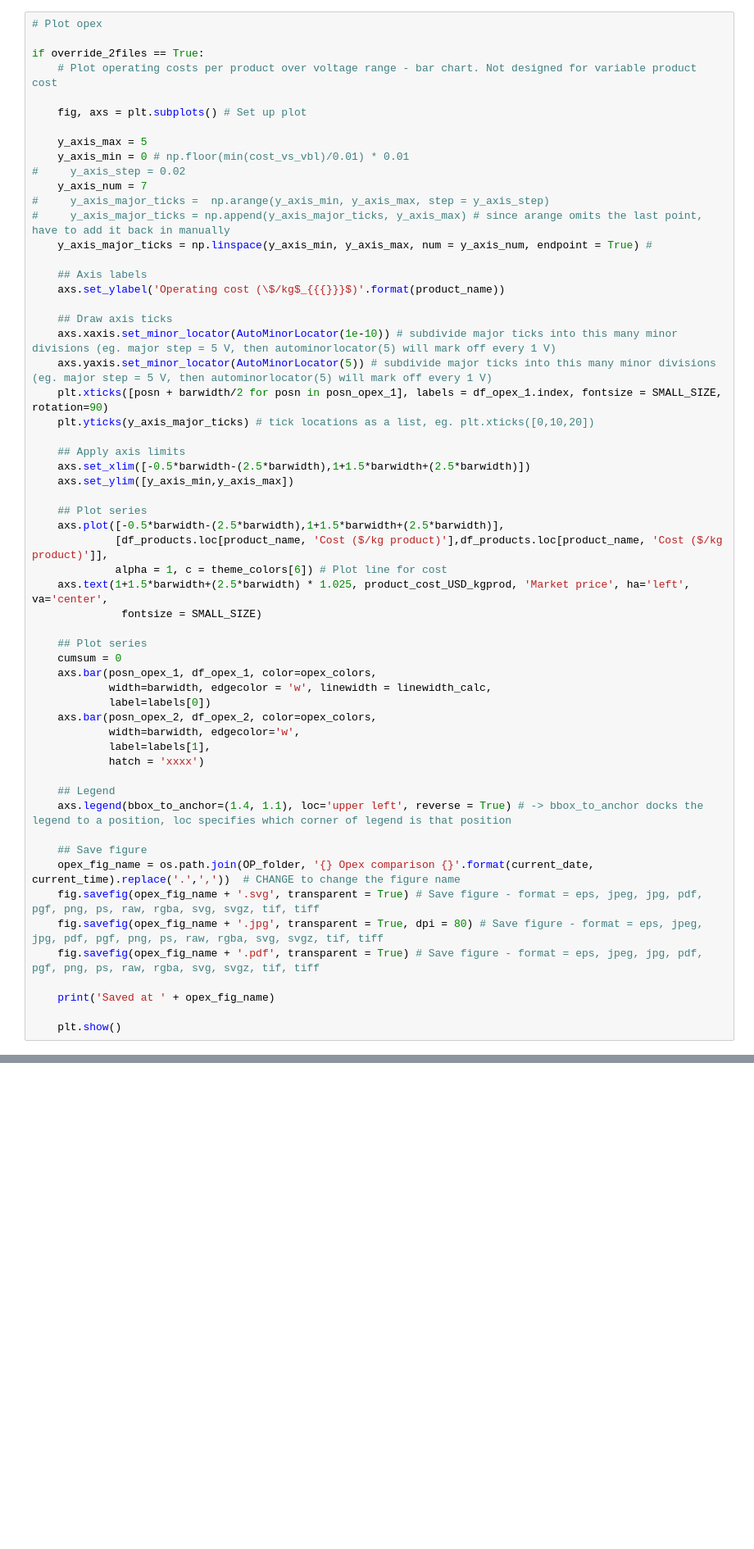
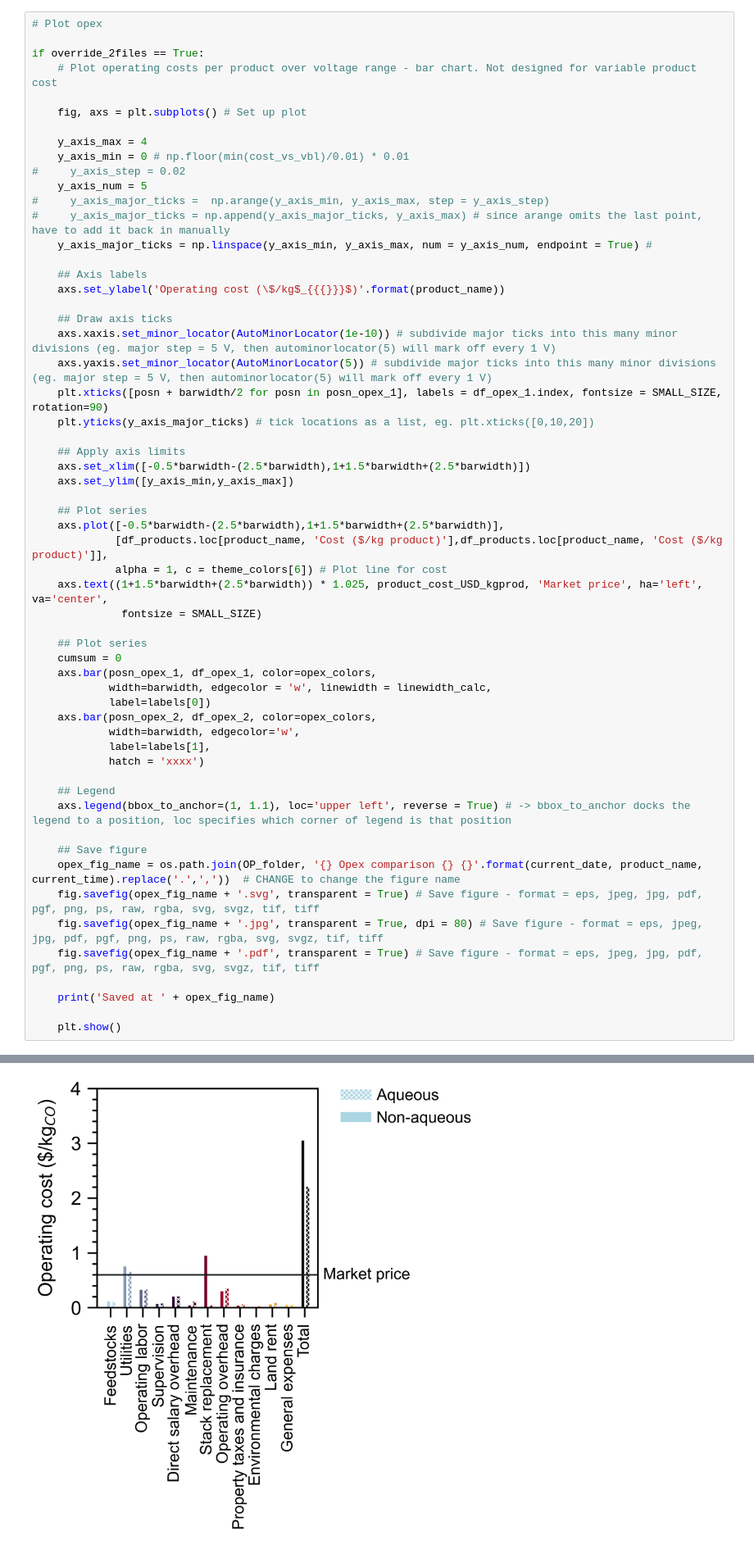
Before and after one commit to shashwatidc/co2r-non-aqueous, a Jupyter notebook: 20241001_5_TEA_Integrated.ipynb, the cells around one changed output, grey strips where cells are left out. Shown at 82% size. Drawn from its saved outputs; the diff is of its cells as text; blank space fills up the shorter version.

```diff
--- a/20241001_5_TEA_Integrated.ipynb
+++ b/20241001_5_TEA_Integrated.ipynb
@@ -6695,10 +6766,10 @@ if override_2files == True:
 
     fig, axs = plt.subplots() # Set up plot
 
-    y_axis_max = 5
+    y_axis_max = 4
     y_axis_min = 0 # np.floor(min(cost_vs_vbl)/0.01) * 0.01
 #     y_axis_step = 0.02
-    y_axis_num = 7
+    y_axis_num = 5
 #     y_axis_major_ticks =  np.arange(y_axis_min, y_axis_max, step = y_axis_step)
 #     y_axis_major_ticks = np.append(y_axis_major_ticks, y_axis_max) # since arange omits the last point, have to add it back in manually
     y_axis_major_ticks = np.linspace(y_axis_min, y_axis_max, num = y_axis_num, endpoint = True) #
@@ -6720,7 +6791,7 @@ if override_2files == True:
     axs.plot([-0.5*barwidth-(2.5*barwidth),1+1.5*barwidth+(2.5*barwidth)],
              [df_products.loc[product_name, 'Cost ($/kg product)'],df_products.loc[product_name, 'Cost ($/kg product)']],
              alpha = 1, c = theme_colors[6]) # Plot line for cost
-    axs.text(1+1.5*barwidth+(2.5*barwidth) * 1.025, product_cost_USD_kgprod, 'Market price', ha='left', va='center',
+    axs.text((1+1.5*barwidth+(2.5*barwidth)) * 1.025, product_cost_USD_kgprod, 'Market price', ha='left', va='center',
               fontsize = SMALL_SIZE)
 
     ## Plot series
@@ -6734,10 +6805,10 @@ if override_2files == True:
             hatch = 'xxxx')
 
     ## Legend
-    axs.legend(bbox_to_anchor=(1.4, 1.1), loc='upper left', reverse = True) # -> bbox_to_anchor docks the legend to a position, loc specifies which corner of legend is that position
+    axs.legend(bbox_to_anchor=(1, 1.1), loc='upper left', reverse = True) # -> bbox_to_anchor docks the legend to a position, loc specifies which corner of legend is that position
 
     ## Save figure
-    opex_fig_name = os.path.join(OP_folder, '{} Opex comparison {}'.format(current_date, current_time).replace('.',','))  # CHANGE to change the figure name
+    opex_fig_name = os.path.join(OP_folder, '{} Opex comparison {} {}'.format(current_date, product_name, current_time).replace('.',','))  # CHANGE to change the figure name
     fig.savefig(opex_fig_name + '.svg', transparent = True) # Save figure - format = eps, jpeg, jpg, pdf, pgf, png, ps, raw, rgba, svg, svgz, tif, tiff
     fig.savefig(opex_fig_name + '.jpg', transparent = True, dpi = 80) # Save figure - format = eps, jpeg, jpg, pdf, pgf, png, ps, raw, rgba, svg, svgz, tif, tiff
     fig.savefig(opex_fig_name + '.pdf', transparent = True) # Save figure - format = eps, jpeg, jpg, pdf, pgf, png, ps, raw, rgba, svg, svgz, tif, tiff
@@ -6745,3 +6816,4 @@ if override_2files == True:
     print('Saved at ' + opex_fig_name)
 
     plt.show()
+# %% [output]
@@ -6747,0 +6821 @@ if override_2files == True:
+[figure, added]
```
Also changed, not shown: parts of 31 cells of this notebook, 1 other file.
